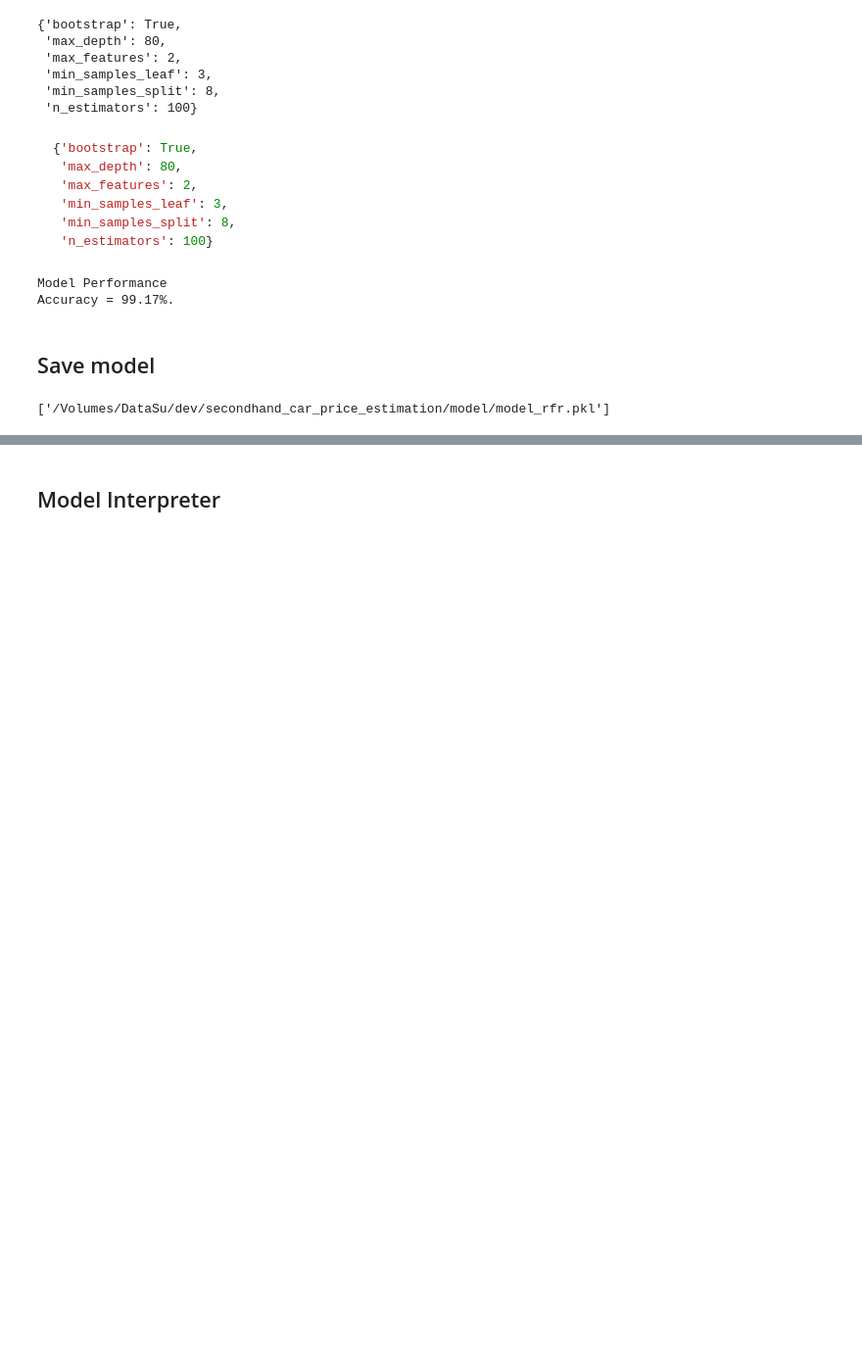
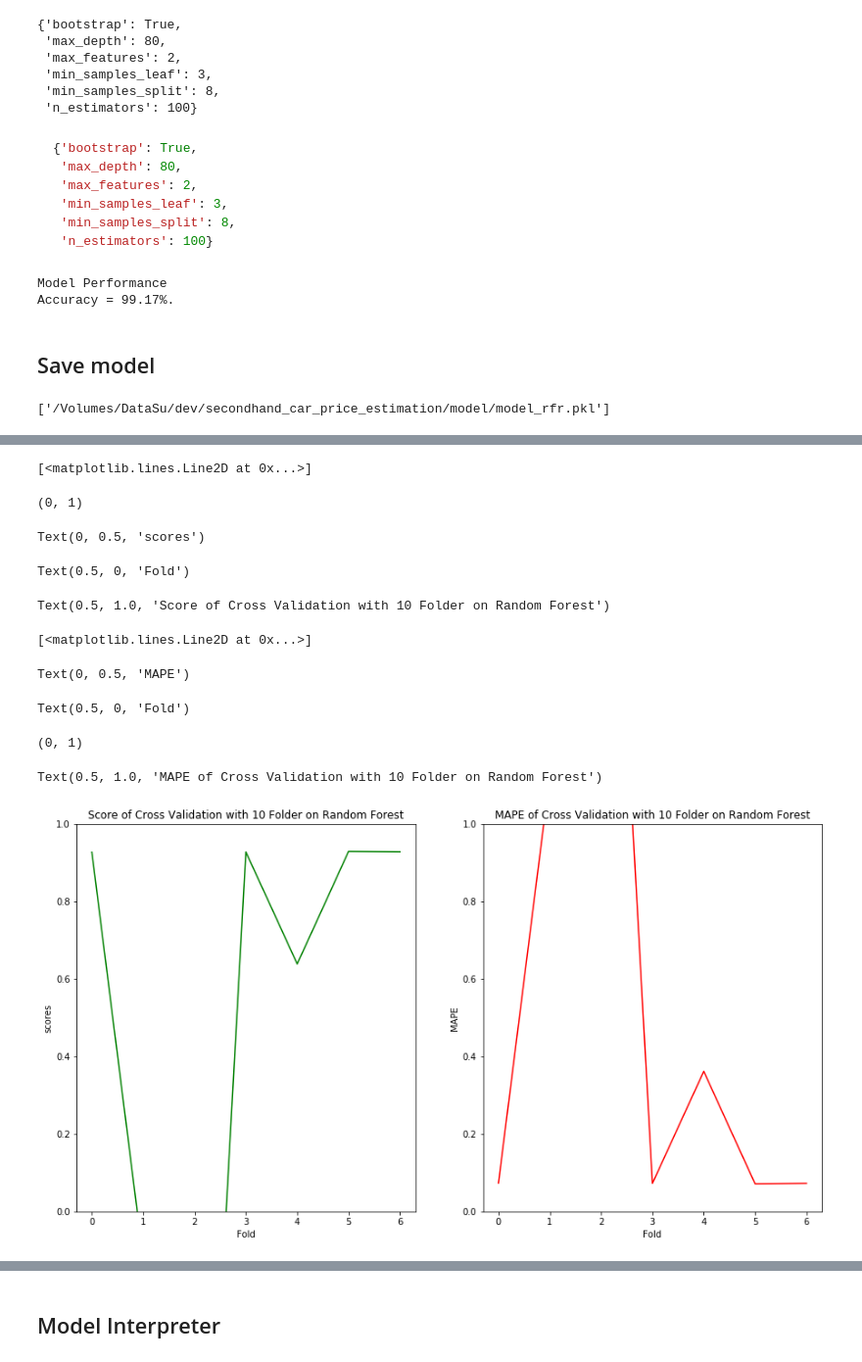
Before and after one commit to nguyenkhacbaoanh/used_car_price_estimation, a Jupyter notebook: notebook/Used Car implementation Machine Learning.ipynb, the cells around one changed output, grey strips where cells are left out. Shown at 98% size. Cells and saved outputs as stored; diff of their text form; code cells hidden in the pictures; blank space fills up the shorter version.

```diff
--- a/notebook/Used Car implementation Machine Learning.ipynb
+++ b/notebook/Used Car implementation Machine Learning.ipynb
@@ -864,0 +1160,2 @@ Accuracy = 99.17%.
+# %%
+data = pd.get_dummies(data, columns=["Make", "Model", "Fuel", "Gearbox", "portes"])
@@ -864,0 +1232,3 @@ Accuracy = 99.17%.
+# %%
+X_train, X_test, y_train, y_test = train_test_split(data_pca, target, test_size=0.2, random_state=42)
+X_train.shape, X_test.shape, y_train.shape, y_test.shape
@@ -864,0 +1237,3 @@ Accuracy = 99.17%.
+# %%
+rfr = RandomForestRegressor()
+rfr.fit(X_train, y_train)
@@ -864,0 +1256,23 @@ Accuracy = 99.17%.
+# %%
+%%time
+from sklearn.model_selection import KFold
+scores = []
+mapes = []
+
+cv = KFold(n_splits=7, shuffle=False)
+
+for train_index, val_index in cv.split(X_train):
+
+    X_train_cv, X_val, y_train_cv, y_val = X_train[train_index, :], \
+                                            X_train[val_index, :], \
+                                            y_train[train_index], \
+                                            y_train[val_index]
+    # model
+    rf_cv = RandomForestRegressor(verbose=-1, n_jobs=-1)
+    # fit
+    rf_cv.fit(X_train_cv, y_train_cv)
+    y_val_pred = rf_cv.predict(X_val)
+    # add score
+    scores.append(accuracy_score(np.exp(y_val), np.exp(y_val_pred)))
+    # metric mape
+    mapes.append(MAPE(np.exp(y_val), np.exp(y_val_pred)))
@@ -864,0 +1296,26 @@ Accuracy = 99.17%.
+# %%
+fig, ax = plt.subplots(1, 2, figsize=(15,8))
+ax = ax.flatten()
+ax[0].plot(range(len(scores)), scores, 'g-')
+ax[0].set_ylim([0,1])
+ax[0].set_ylabel("scores")
+ax[0].set_xlabel("Fold")
+ax[0].set_title("Score of Cross Validation with 10 Folder on Random Forest")
+ax[1].plot(range(len(mapes)), mapes, 'r-')
+ax[1].set_ylabel("MAPE")
+ax[1].set_xlabel("Fold")
+ax[1].set_ylim([0,1])
+ax[1].set_title("MAPE of Cross Validation with 10 Folder on Random Forest")
+#plt.show()
+# %% [output]
+[<matplotlib.lines.Line2D at 0x...>]
+(0, 1)
+Text(0, 0.5, 'scores')
+Text(0.5, 0, 'Fold')
+Text(0.5, 1.0, 'Score of Cross Validation with 10 Folder on Random Forest')
+[<matplotlib.lines.Line2D at 0x...>]
+Text(0, 0.5, 'MAPE')
+Text(0.5, 0, 'Fold')
+(0, 1)
+Text(0.5, 1.0, 'MAPE of Cross Validation with 10 Folder on Random Forest')
+[figure, added]
```
Also changed, not shown: parts of 117 cells of this notebook, 6 other files.
